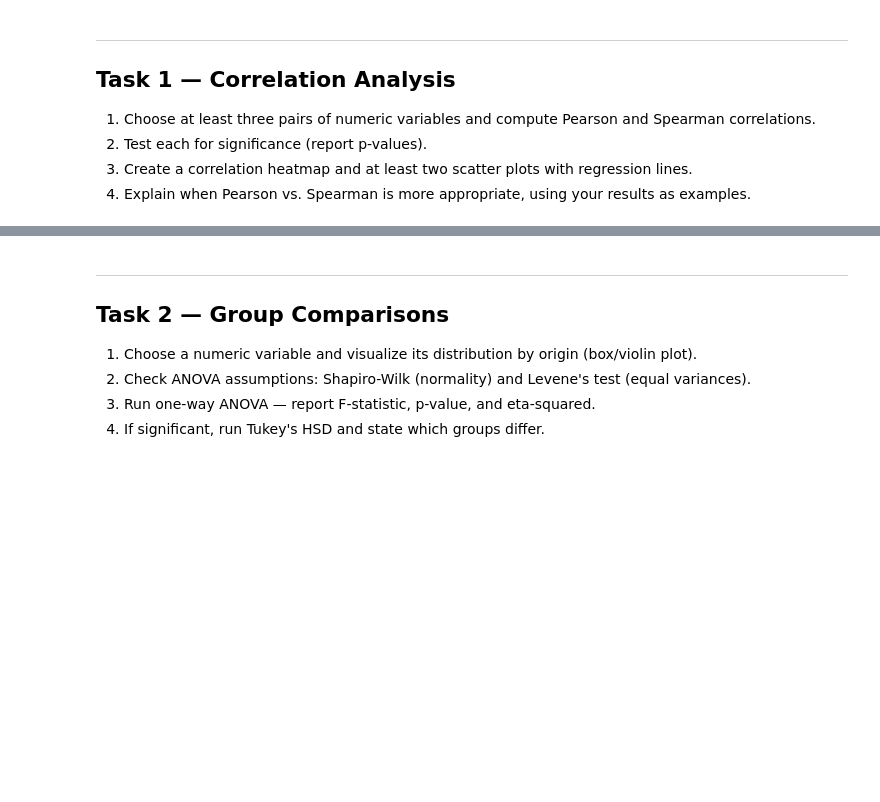
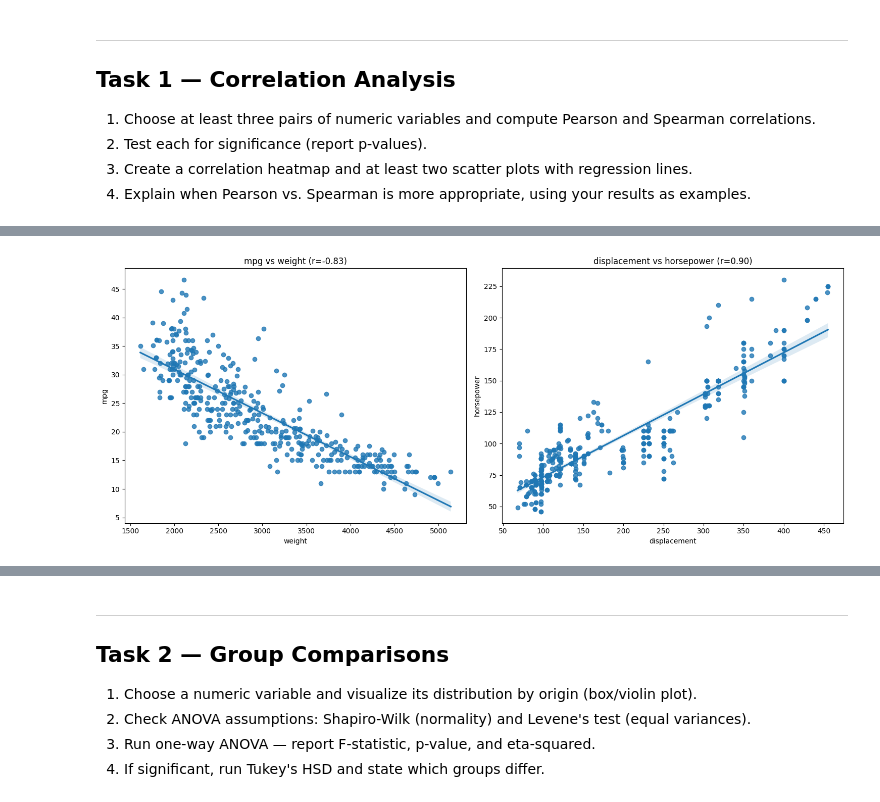
Before and after one commit to Data-AI-IDDA/m3-13-assessment, a Jupyter notebook: m3-13-assessment.ipynb, the cells around one changed output, grey strips where cells are left out. Cells and saved outputs as stored; diff of their text form; code cells hidden in the pictures; blank space fills up the shorter version.

```diff
--- a/m3-13-assessment.ipynb
+++ b/m3-13-assessment.ipynb
@@ -45,0 +77,15 @@ Your answer here…
+# %%
+fig, axes = plt.subplots(1, 2, figsize=(15, 6))
+
+p1_corr = stats.pearsonr(mpg['mpg'], mpg['weight'])[0]
+sns.regplot(data=mpg, x='weight', y='mpg', ax=axes[0])
+axes[0].set_title(f'mpg vs weight (r={p1_corr:.2f})')
+
+p2_corr = stats.pearsonr(mpg['displacement'], mpg['horsepower'])[0]
+sns.regplot(data=mpg, x='displacement', y='horsepower', ax=axes[1])
+axes[1].set_title(f'displacement vs horsepower (r={p2_corr:.2f})')
+
+plt.tight_layout()
+plt.show()
+# %% [output]
+[figure, added]
```
Also changed, not shown: parts of 34 cells of this notebook.
